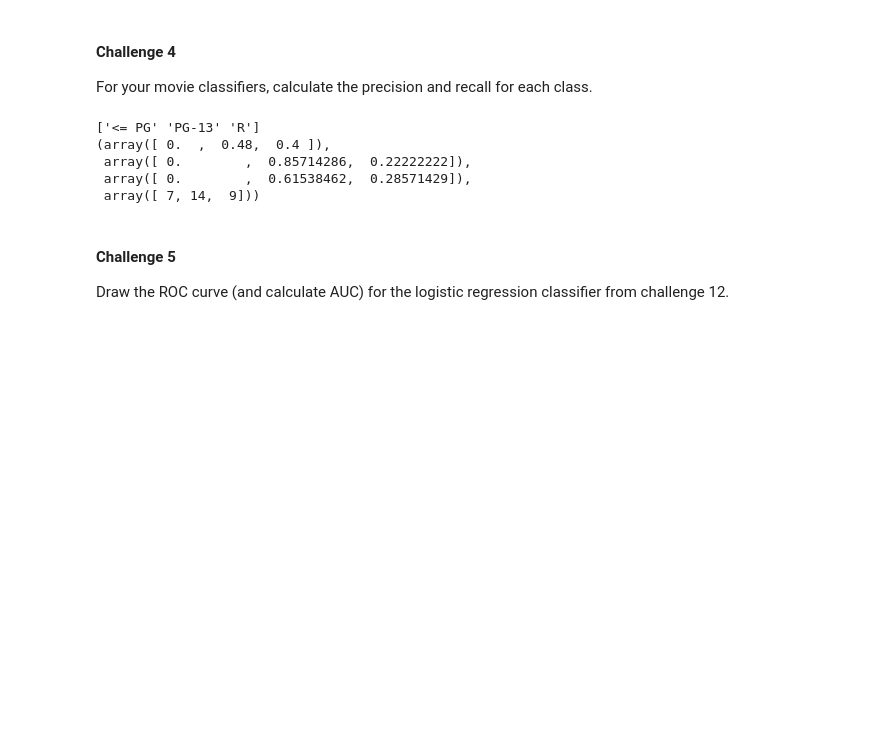
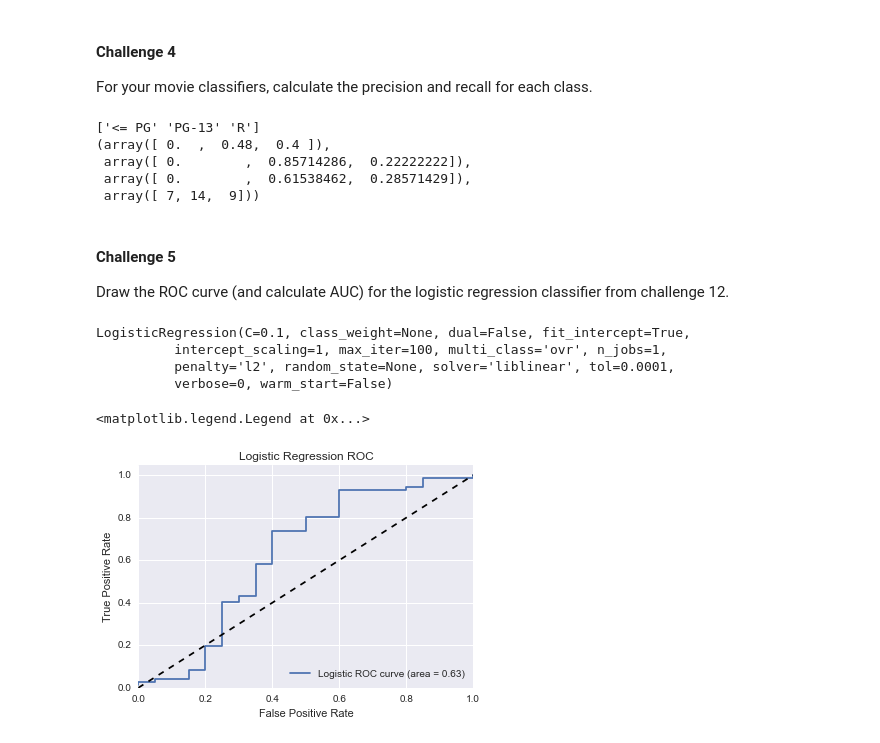
Before and after one commit to jstnstwrt/classification-models, a Jupyter notebook: classification_errors.ipynb, the cells around one changed output. Saved outputs shown, nothing was run; the diff lists cells and outputs as text; code cells hidden in the pictures; blank space fills up the shorter version.

Commit message:
added plots of roc curves for the logistic regression on the movie data

```diff
--- a/classification_errors.ipynb
+++ b/classification_errors.ipynb
@@ -153,3 +159,33 @@ pprint(precision_recall_fscore_support(y_test,rgr.predict(X_test)))
 #### Challenge 5
 
 Draw the ROC curve (and calculate AUC) for the logistic regression classifier from challenge 12.
+# %%
+haberman = pd.read_csv('haberman.csv',header=None)
+names = ['age','surgery_yr','num_pos','survival']
+haberman.columns = names
+haberman.survival.replace({2:0},inplace=True)
+y = haberman.pop('survival')
+X= haberman
+X_train,X_test,y_train,y_test = train_test_split(X,y,test_size=.3)
+rgr = LogisticRegression(C=.1)
+rgr.fit(X_train,y_train)
+# %% [output]
+LogisticRegression(C=0.1, class_weight=None, dual=False, fit_intercept=True,
+          intercept_scaling=1, max_iter=100, multi_class='ovr', n_jobs=1,
+          penalty='l2', random_state=None, solver='liblinear', tol=0.0001,
+          verbose=0, warm_start=False)
+# %%
+probs = rgr.predict_proba(X_test)
+fpr,tpr,_ = roc_curve(y_test,zip(*probs)[1],pos_label=1)
+area = auc(fpr,tpr)
+plt.plot(fpr, tpr, label='Logistic ROC curve (area = %0.2f)' % area)
+plt.plot([0, 1], [0, 1], 'k--')
+plt.xlim([0.0, 1.0])
+plt.ylim([0.0, 1.05])
+plt.xlabel('False Positive Rate')
+plt.ylabel('True Positive Rate')
+plt.title('Logistic Regression ROC')
+plt.legend(loc="lower right")
+# %% [output]
+<matplotlib.legend.Legend at 0x...>
+[figure, added]
```
Also changed, not shown: parts of 2 cells of this notebook.
